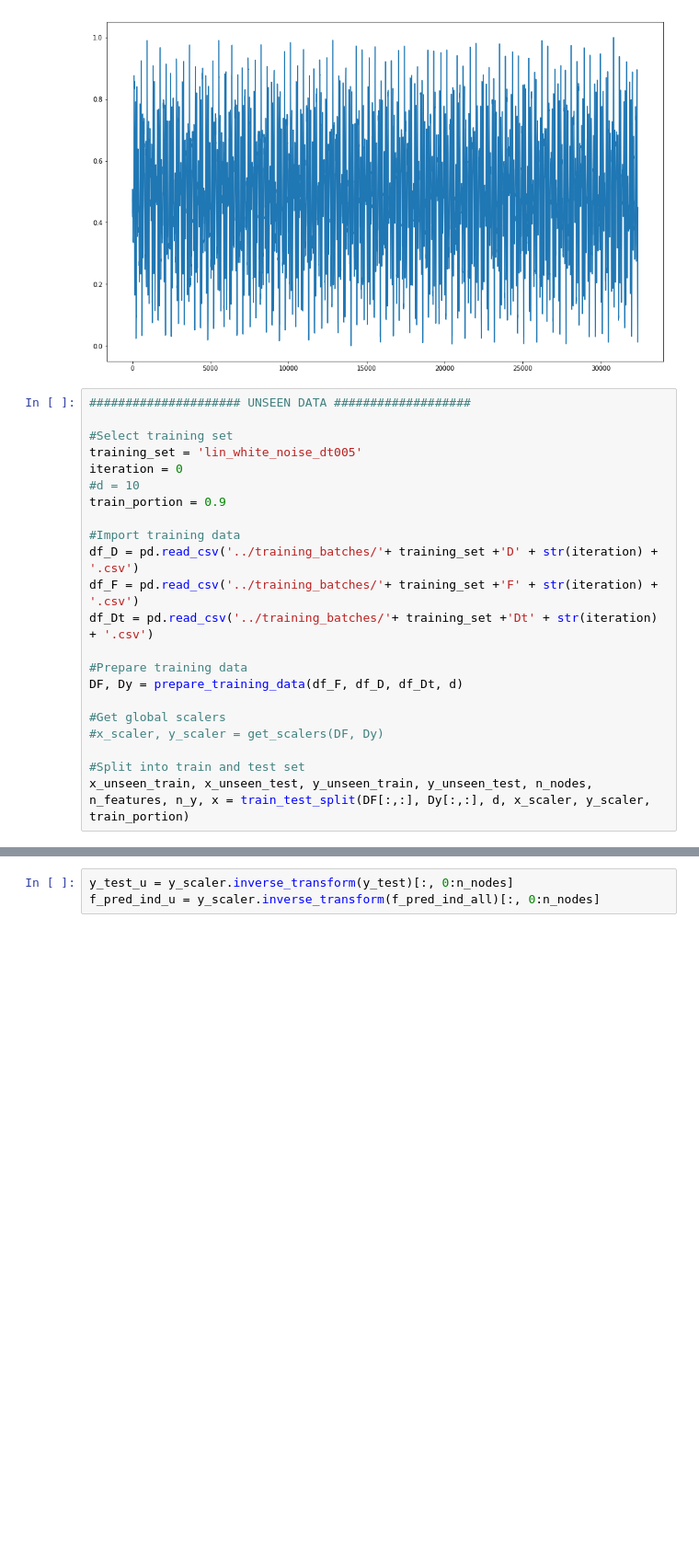
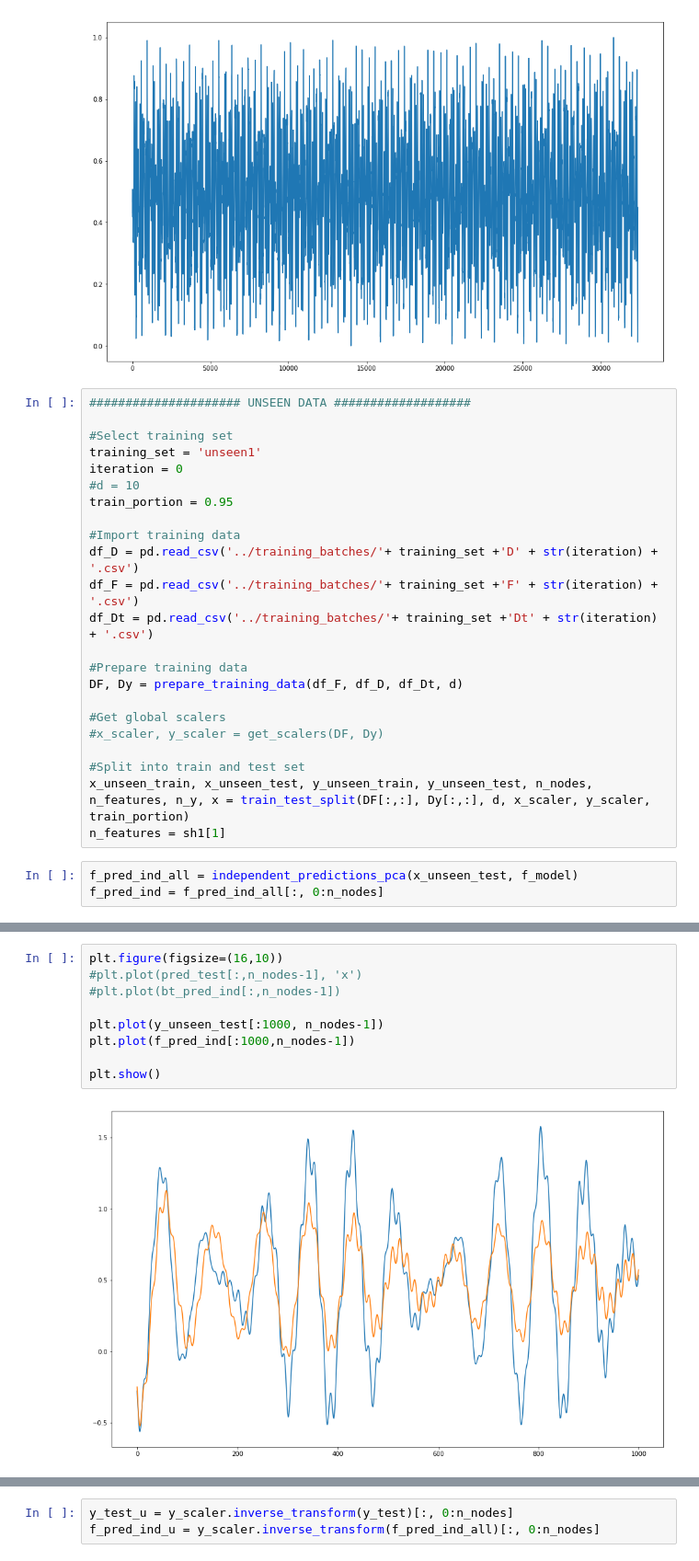
Before and after one commit to endrehp/FEM-ML2, a Jupyter notebook: RNN_velocity_control_pca_batch_training_linear.ipynb, the cells around one changed output, grey strips where cells are left out. Shown: that part at 92% size. Drawn from its saved outputs; the diff is of its cells as text; blank space fills up the shorter version.

```diff
--- a/RNN_velocity_control_pca_batch_training_linear.ipynb
+++ b/RNN_velocity_control_pca_batch_training_linear.ipynb
@@ -444,10 +465,10 @@ plt.show()
 ##################### UNSEEN DATA ###################
 
 #Select training set
-training_set = 'lin_white_noise_dt005'
+training_set = 'unseen1'
 iteration = 0
 #d = 10
-train_portion = 0.9
+train_portion = 0.95
 
 #Import training data
 df_D = pd.read_csv('../training_batches/'+ training_set +'D' + str(iteration) + '.csv')
@@ -462,3 +483,7 @@ DF, Dy = prepare_training_data(df_F, df_D, df_Dt, d)
 
 #Split into train and test set
 x_unseen_train, x_unseen_test, y_unseen_train, y_unseen_test, n_nodes, n_features, n_y, x = train_test_split(DF[:,:], Dy[:,:], d, x_scaler, y_scaler, train_portion)
+n_features = sh1[1]
+# %%
+f_pred_ind_all = independent_predictions_pca(x_unseen_test, f_model)
+f_pred_ind = f_pred_ind_all[:, 0:n_nodes]
@@ -464,0 +495,11 @@ x_unseen_train, x_unseen_test, y_unseen_train, y_unseen_test, n_nodes, n_feature
+# %%
+plt.figure(figsize=(16,10))
+#plt.plot(pred_test[:,n_nodes-1], 'x')
+#plt.plot(bt_pred_ind[:,n_nodes-1])
+
+plt.plot(y_unseen_test[:1000, n_nodes-1])
+plt.plot(f_pred_ind[:1000,n_nodes-1])
+
+plt.show()
+# %% [output]
+[figure, added]
```
Also changed, not shown: parts of 16 cells of this notebook, 19 other files.
